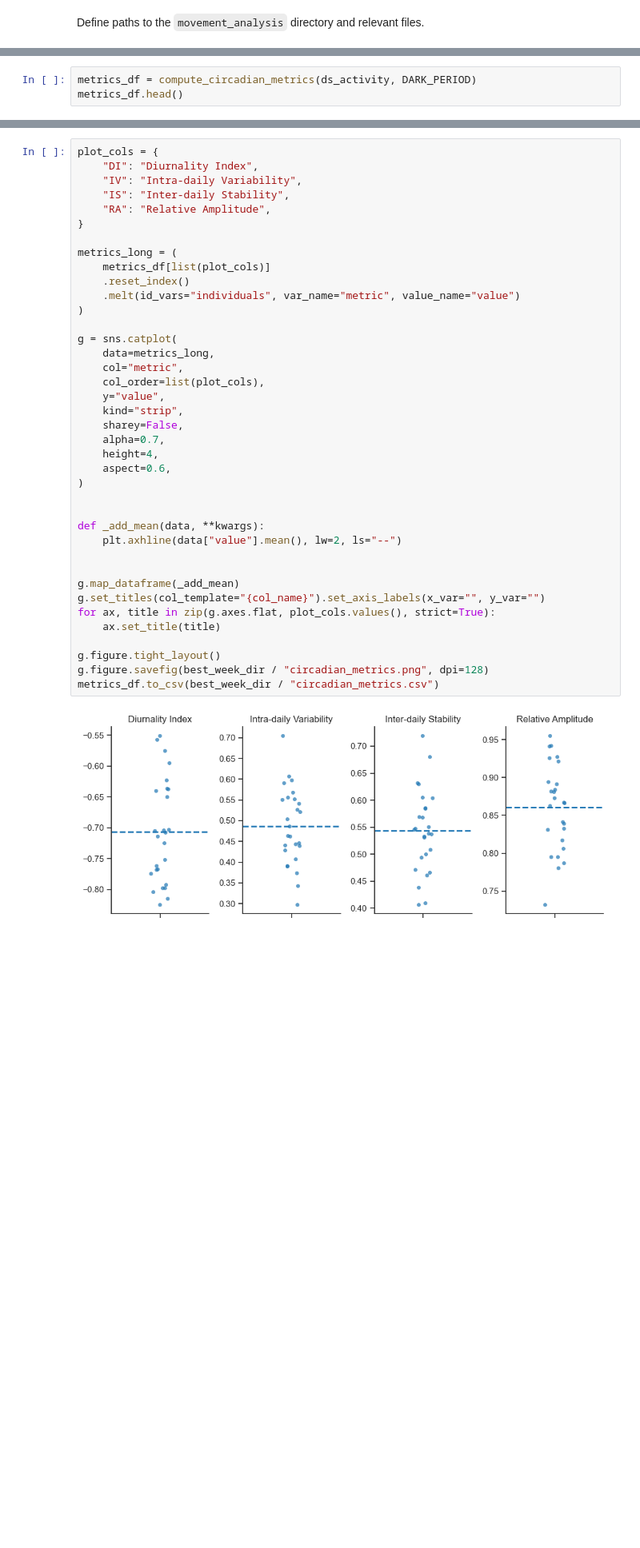
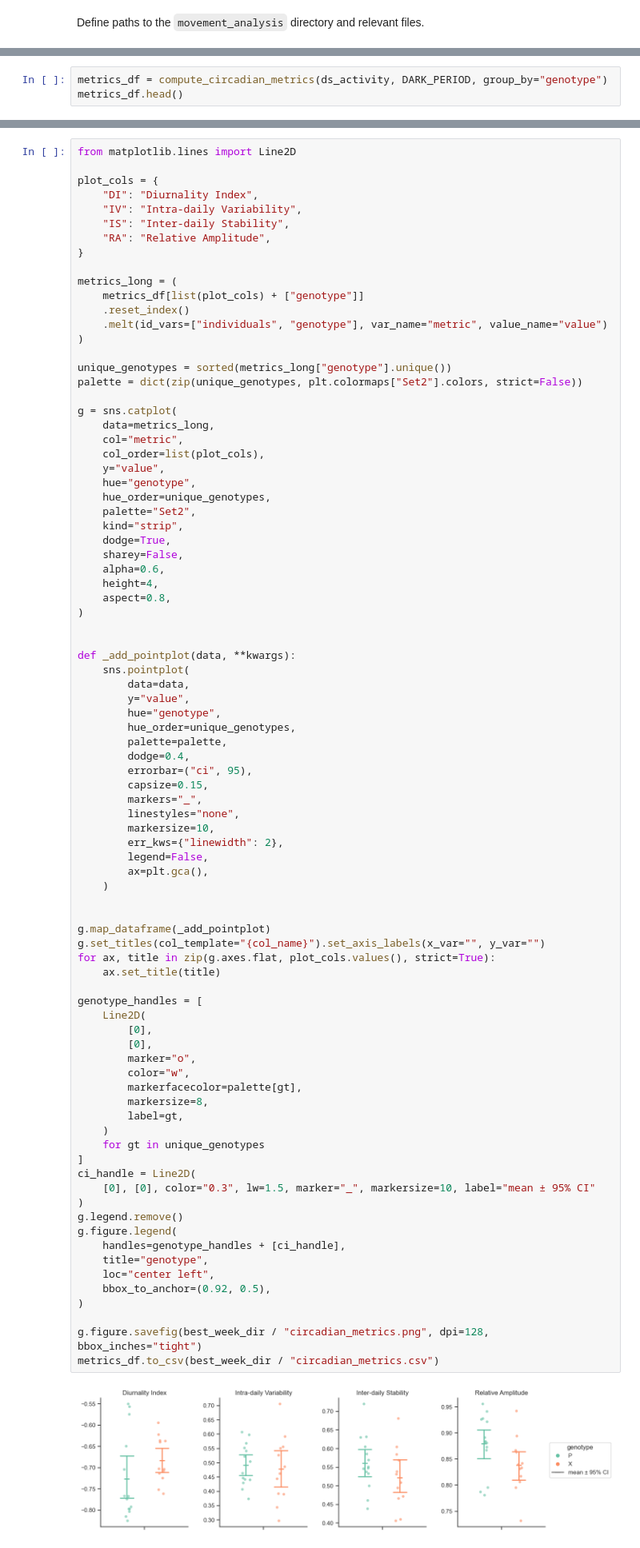
Before and after one commit to neuroinformatics-unit/smart-kages-movement, a Jupyter notebook: notebooks/07_circadian_metrics.ipynb, the cells around one changed output, grey strips where cells are left out. Shown at 80% size. Drawn from its saved outputs; the diff is of its cells as text; blank space fills up the shorter version.

Commit message:
separate circadian metrics by genotype

```diff
--- a/notebooks/07_circadian_metrics.ipynb
+++ b/notebooks/07_circadian_metrics.ipynb
@@ -84,6 +89,6 @@ $$\text{RA} = \frac{M_{10} - L_5}{M_{10} + L_5}$$
 
 where $M_{10}$ is the mean activity in the most active consecutive 10-hour window, and $L_5$ is the mean activity in the least active consecutive 5-hour window, both computed on the average daily profile. Range is [0, 1]; higher values indicate a stronger contrast between the active and rest phases. $M_{10}$ and $L_5$ are also returned as absolute activity values.
 # %%
-metrics_df = compute_circadian_metrics(ds_activity, DARK_PERIOD)
+metrics_df = compute_circadian_metrics(ds_activity, DARK_PERIOD, group_by="genotype")
 metrics_df.head()
 # %% [output]
@@ -97,44 +102,90 @@ metrics_df.head()
 # %%
+from matplotlib.lines import Line2D
+
 plot_cols = {
     "DI": "Diurnality Index",
     "IV": "Intra-daily Variability",
     "IS": "Inter-daily Stability",
     "RA": "Relative Amplitude",
 }
 
 metrics_long = (
-    metrics_df[list(plot_cols)]
+    metrics_df[list(plot_cols) + ["genotype"]]
     .reset_index()
-    .melt(id_vars="individuals", var_name="metric", value_name="value")
+    .melt(id_vars=["individuals", "genotype"], var_name="metric", value_name="value")
 )
+
+unique_genotypes = sorted(metrics_long["genotype"].unique())
+palette = dict(zip(unique_genotypes, plt.colormaps["Set2"].colors, strict=False))
 
 g = sns.catplot(
     data=metrics_long,
     col="metric",
     col_order=list(plot_cols),
     y="value",
+    hue="genotype",
+    hue_order=unique_genotypes,
+    palette="Set2",
     kind="strip",
+    dodge=True,
     sharey=False,
-    alpha=0.7,
+    alpha=0.6,
     height=4,
-    aspect=0.6,
+    aspect=0.8,
 )
 
 
-def _add_mean(data, **kwargs):
-    plt.axhline(data["value"].mean(), lw=2, ls="--")
+def _add_pointplot(data, **kwargs):
+    sns.pointplot(
+        data=data,
+        y="value",
+        hue="genotype",
+        hue_order=unique_genotypes,
+        palette=palette,
+        dodge=0.4,
+        errorbar=("ci", 95),
+        capsize=0.15,
+        markers="_",
+        linestyles="none",
+        markersize=10,
+        err_kws={"linewidth": 2},
+        legend=False,
+        ax=plt.gca(),
+    )
 
 
-g.map_dataframe(_add_mean)
+g.map_dataframe(_add_pointplot)
 g.set_titles(col_template="{col_name}").set_axis_labels(x_var="", y_var="")
 for ax, title in zip(g.axes.flat, plot_cols.values(), strict=True):
     ax.set_title(title)
 
-g.figure.tight_layout()
-g.figure.savefig(best_week_dir / "circadian_metrics.png", dpi=128)
+genotype_handles = [
+    Line2D(
+        [0],
+        [0],
+        marker="o",
+        color="w",
+        markerfacecolor=palette[gt],
+        markersize=8,
+        label=gt,
+    )
+    for gt in unique_genotypes
+]
+ci_handle = Line2D(
+    [0], [0], color="0.3", lw=1.5, marker="_", markersize=10, label="mean ± 95% CI"
+)
+g.legend.remove()
+g.figure.legend(
+    handles=genotype_handles + [ci_handle],
+    title="genotype",
+    loc="center left",
+    bbox_to_anchor=(0.92, 0.5),
+)
+
+g.figure.savefig(best_week_dir / "circadian_metrics.png", dpi=128, bbox_inches="tight")
 metrics_df.to_csv(best_week_dir / "circadian_metrics.csv")
 # %% [output]
-[figure, old version]
+[figure, new version]
 # %%
 # Close the dataset to free resources
 ds_activity.close()
```
Also changed, not shown: parts of 3 cells of this notebook, 2 other files.
